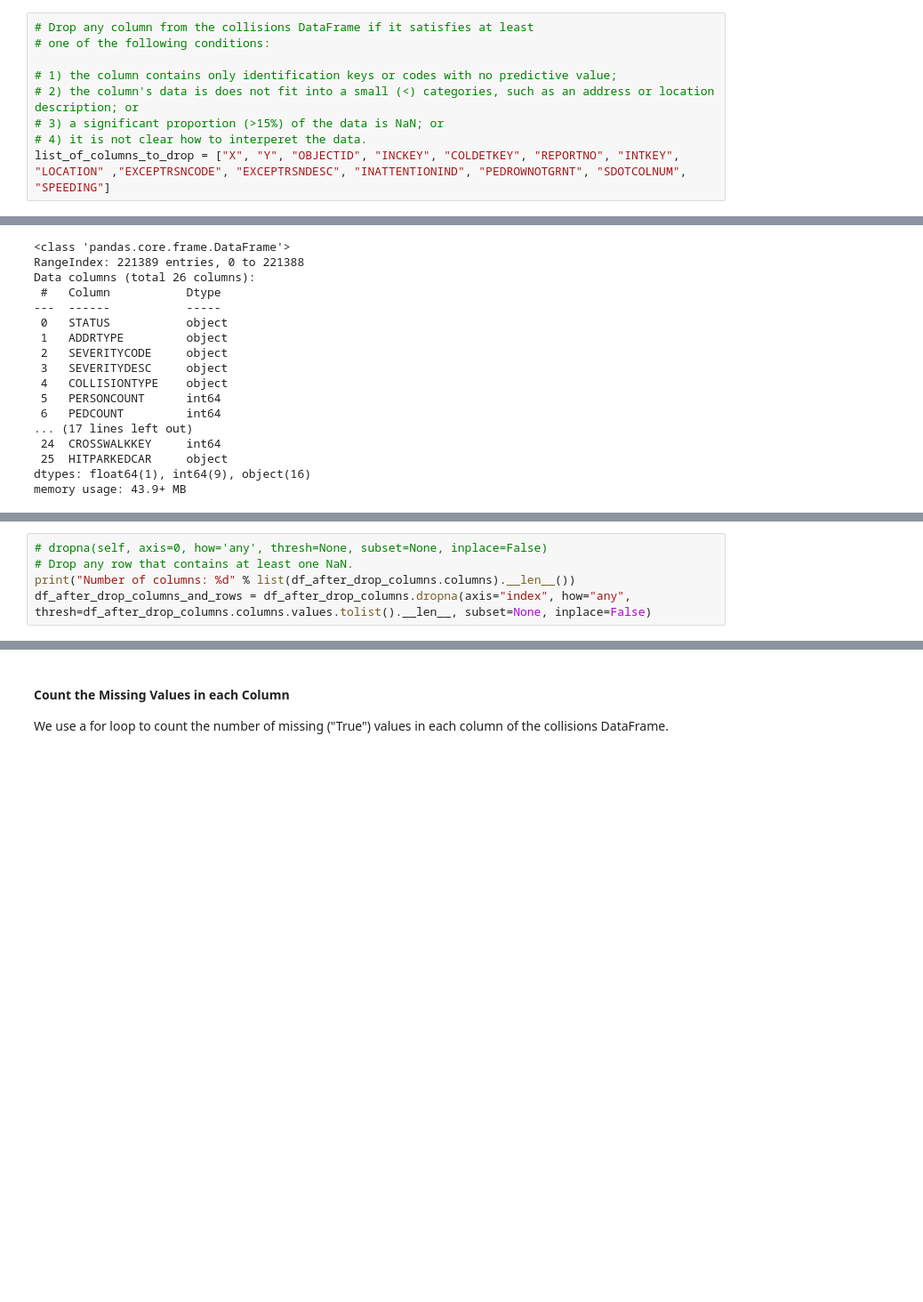
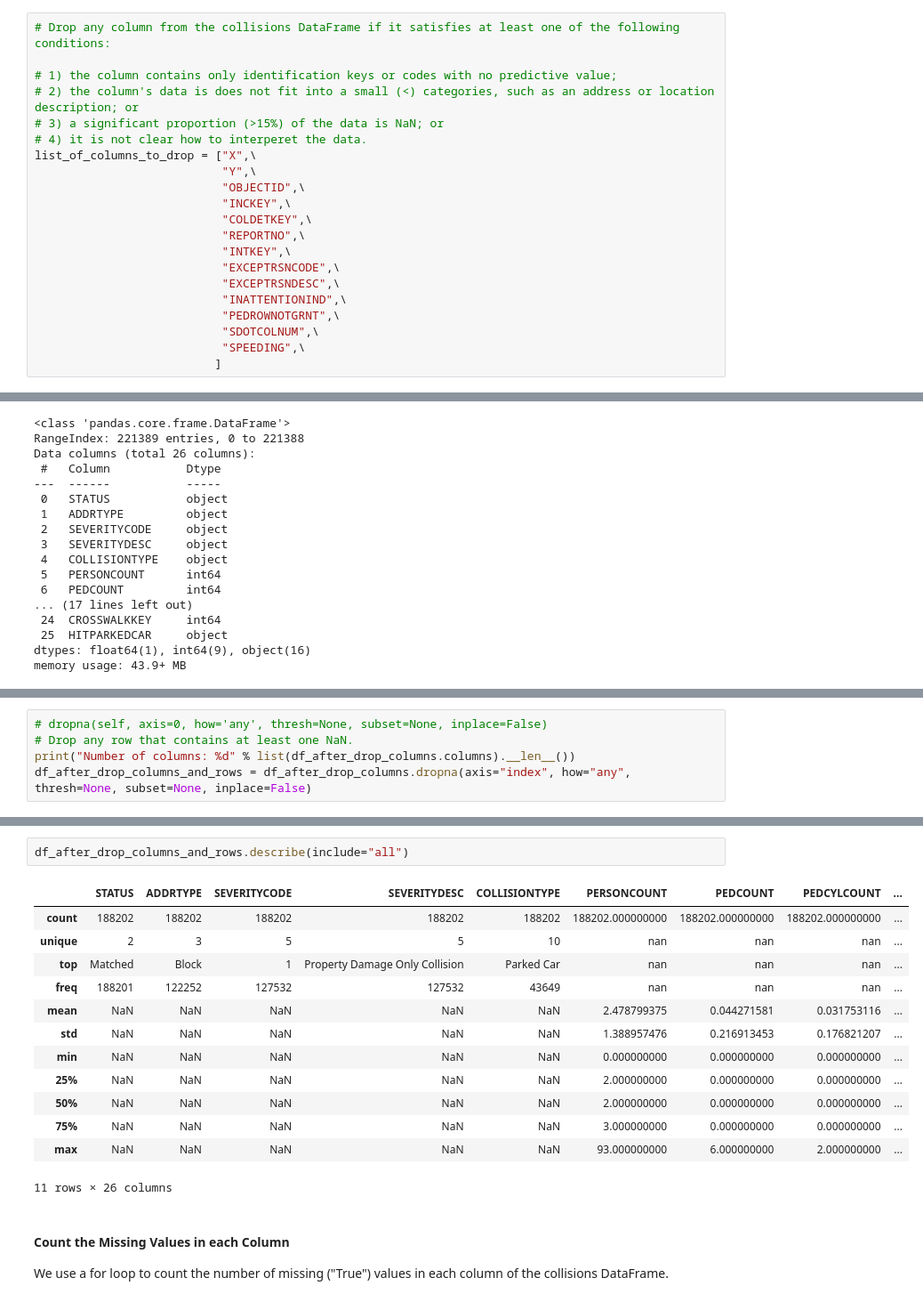
Before and after one commit to cbates79/Coursera_Capstone, a Jupyter notebook: Predicting the Severity of Automobile Accidents in Seattle, Washington.ipynb, the cells around one changed output, grey strips where cells are left out. Shown at 89% size. Cells and saved outputs as stored; diff of their text form; blank space fills up the shorter version.

Commit message:
completed dropping of all columns with too many NaN or no machine learning utility; completed dropping all rows with at least one NaN

```diff
--- a/Predicting the Severity of Automobile Accidents in Seattle, Washington.ipynb
+++ b/Predicting the Severity of Automobile Accidents in Seattle, Washington.ipynb
@@ -385,9 +249,21 @@ Name: LOCATION, Length: 25199, dtype: float64
 # %%
-# Drop any column from the collisions DataFrame if it satisfies at least
-# one of the following conditions:
+# Drop any column from the collisions DataFrame if it satisfies at least one of the following conditions:
 
 # 1) the column contains only identification keys or codes with no predictive value;
 # 2) the column's data is does not fit into a small (<) categories, such as an address or location description; or
 # 3) a significant proportion (>15%) of the data is NaN; or
 # 4) it is not clear how to interperet the data.
-list_of_columns_to_drop = ["X", "Y", "OBJECTID", "INCKEY", "COLDETKEY", "REPORTNO", "INTKEY", "LOCATION" ,"EXCEPTRSNCODE", "EXCEPTRSNDESC", "INATTENTIONIND", "PEDROWNOTGRNT", "SDOTCOLNUM", "SPEEDING"]
+list_of_columns_to_drop = ["X",\
+                           "Y",\
+                           "OBJECTID",\
+                           "INCKEY",\
+                           "COLDETKEY",\
+                           "REPORTNO",\
+                           "INTKEY",\
+                           "EXCEPTRSNCODE",\
+                           "EXCEPTRSNDESC",\
+                           "INATTENTIONIND",\
+                           "PEDROWNOTGRNT",\
+                           "SDOTCOLNUM",\
+                           "SPEEDING",\
+                          ]
@@ -459,4 +337,4 @@ Name: HITPARKEDCAR, Length: 4, dtype: object
 # dropna(self, axis=0, how='any', thresh=None, subset=None, inplace=False)
 # Drop any row that contains at least one NaN.
 print("Number of columns: %d" % list(df_after_drop_columns.columns).__len__())
-df_after_drop_columns_and_rows = df_after_drop_columns.dropna(axis="index", how="any", thresh=df_after_drop_columns.columns.values.tolist().__len__, subset=None, inplace=False)
+df_after_drop_columns_and_rows = df_after_drop_columns.dropna(axis="index", how="any", thresh=None, subset=None, inplace=False)
@@ -463,3 +365,19 @@ df_after_drop_columns_and_rows = df_after_drop_columns.dropna(axis="index", how=
+# %%
+df_after_drop_columns_and_rows.describe(include="all")
+# %% [output]
+|  | STATUS | ADDRTYPE | SEVERITYCODE | SEVERITYDESC | COLLISIONTYPE | PERSONCOUNT | PEDCOUNT | PEDCYLCOUNT | ... |
+| count | 188202 | 188202 | 188202 | 188202 | 188202 | 188202.000000000 | 188202.000000000 | 188202.000000000 | ... |
+| unique | 2 | 3 | 5 | 5 | 10 | nan | nan | nan | ... |
+| top | Matched | Block | 1 | Property Damage Only Collision | Parked Car | nan | nan | nan | ... |
+| freq | 188201 | 122252 | 127532 | 127532 | 43649 | nan | nan | nan | ... |
+| mean | NaN | NaN | NaN | NaN | NaN | 2.478799375 | 0.044271581 | 0.031753116 | ... |
+| std | NaN | NaN | NaN | NaN | NaN | 1.388957476 | 0.216913453 | 0.176821207 | ... |
+| min | NaN | NaN | NaN | NaN | NaN | 0.000000000 | 0.000000000 | 0.000000000 | ... |
+| 25% | NaN | NaN | NaN | NaN | NaN | 2.000000000 | 0.000000000 | 0.000000000 | ... |
+| 50% | NaN | NaN | NaN | NaN | NaN | 2.000000000 | 0.000000000 | 0.000000000 | ... |
+| 75% | NaN | NaN | NaN | NaN | NaN | 3.000000000 | 0.000000000 | 0.000000000 | ... |
+| max | NaN | NaN | NaN | NaN | NaN | 93.000000000 | 6.000000000 | 2.000000000 | ... |
+11 rows × 26 columns
 # %% [markdown]
 <h4>Count the Missing Values in each Column</h4>
 <p>
```
Also changed, not shown: parts of 32 cells of this notebook.
